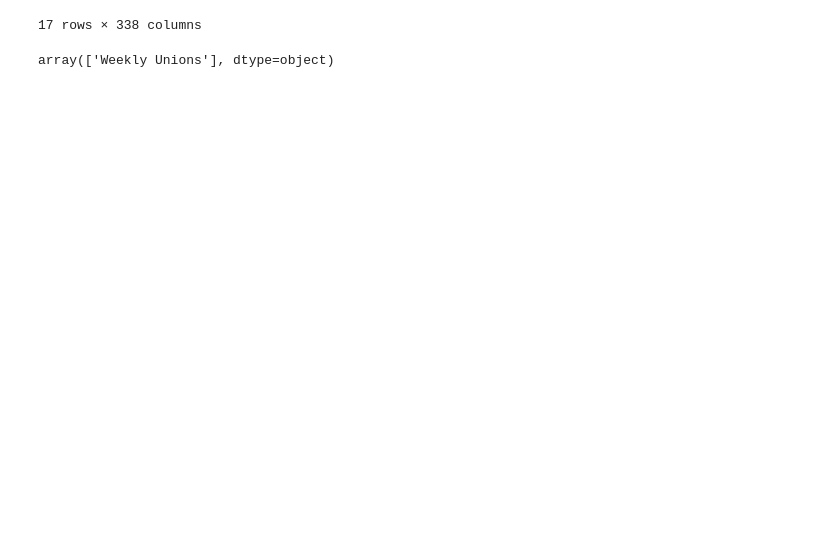
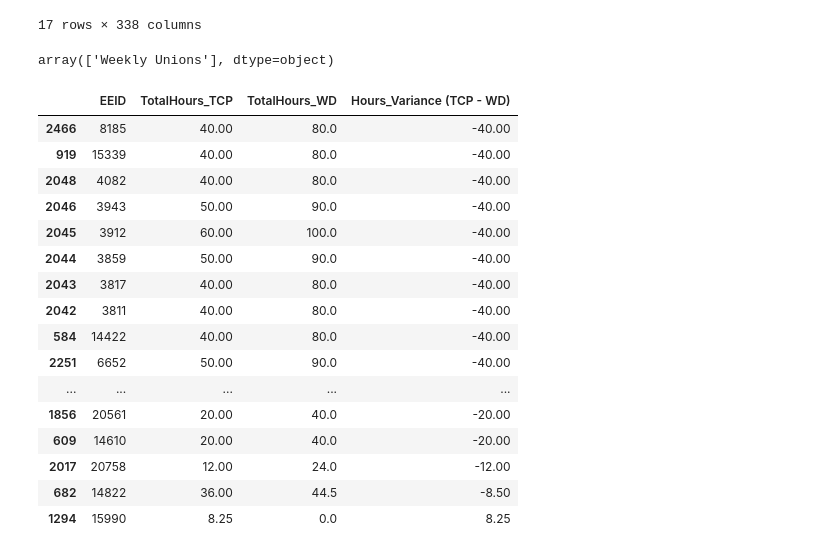
Before and after one commit to jbeachyMoss/LaborHours_Compare, a Jupyter notebook: DataValidation.ipynb, the cells around one changed output. Drawn from its saved outputs; the diff is of its cells as text; code cells hidden in the pictures; blank space fills up the shorter version.

Commit message:
investigate data for WD hours not showing for Week End 10/14/2023

```diff
--- a/DataValidation.ipynb
+++ b/DataValidation.ipynb
@@ -320,3 +322,23 @@ double_eeid = tcp_v_wd_ee_xl.loc[tcp_v_wd_ee_xl['Hours_Variance (TCP - WD)'] < -
 wd_pr_df.loc[wd_pr_df['EEID'].isin(double_eeid) , 'FrequencySalary'].unique()
 # %% [output]
 array(['Weekly Unions'], dtype=object)
+# %%
+tcp_v_wd_ee_xl #.loc[tcp_v_wd_ee_xl['Hours_Variance (TCP - WD)'] < -11.5]
+# %% [output]
+|  | EEID | TotalHours_TCP | TotalHours_WD | Hours_Variance (TCP - WD) |
+| 2466 | 8185 | 40.00 | 80.0 | -40.00 |
+| 919 | 15339 | 40.00 | 80.0 | -40.00 |
+| 2048 | 4082 | 40.00 | 80.0 | -40.00 |
+| 2046 | 3943 | 50.00 | 90.0 | -40.00 |
+| 2045 | 3912 | 60.00 | 100.0 | -40.00 |
+| 2044 | 3859 | 50.00 | 90.0 | -40.00 |
+| 2043 | 3817 | 40.00 | 80.0 | -40.00 |
+| 2042 | 3811 | 40.00 | 80.0 | -40.00 |
+| 584 | 14422 | 40.00 | 80.0 | -40.00 |
+| 2251 | 6652 | 50.00 | 90.0 | -40.00 |
+| ... | ... | ... | ... | ... |
+| 1856 | 20561 | 20.00 | 40.0 | -20.00 |
+| 609 | 14610 | 20.00 | 40.0 | -20.00 |
+| 2017 | 20758 | 12.00 | 24.0 | -12.00 |
+| 682 | 14822 | 36.00 | 44.5 | -8.50 |
+| 1294 | 15990 | 8.25 | 0.0 | 8.25 |
```
Also changed, not shown: parts of 2 cells of this notebook.
